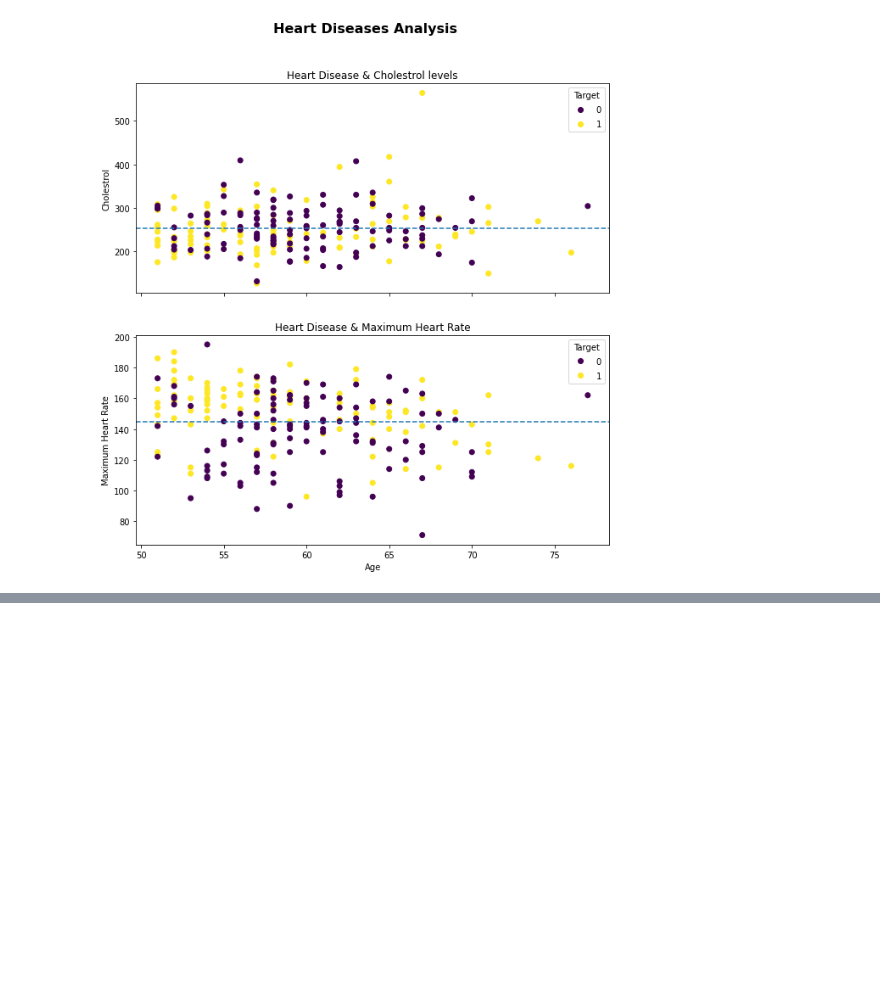
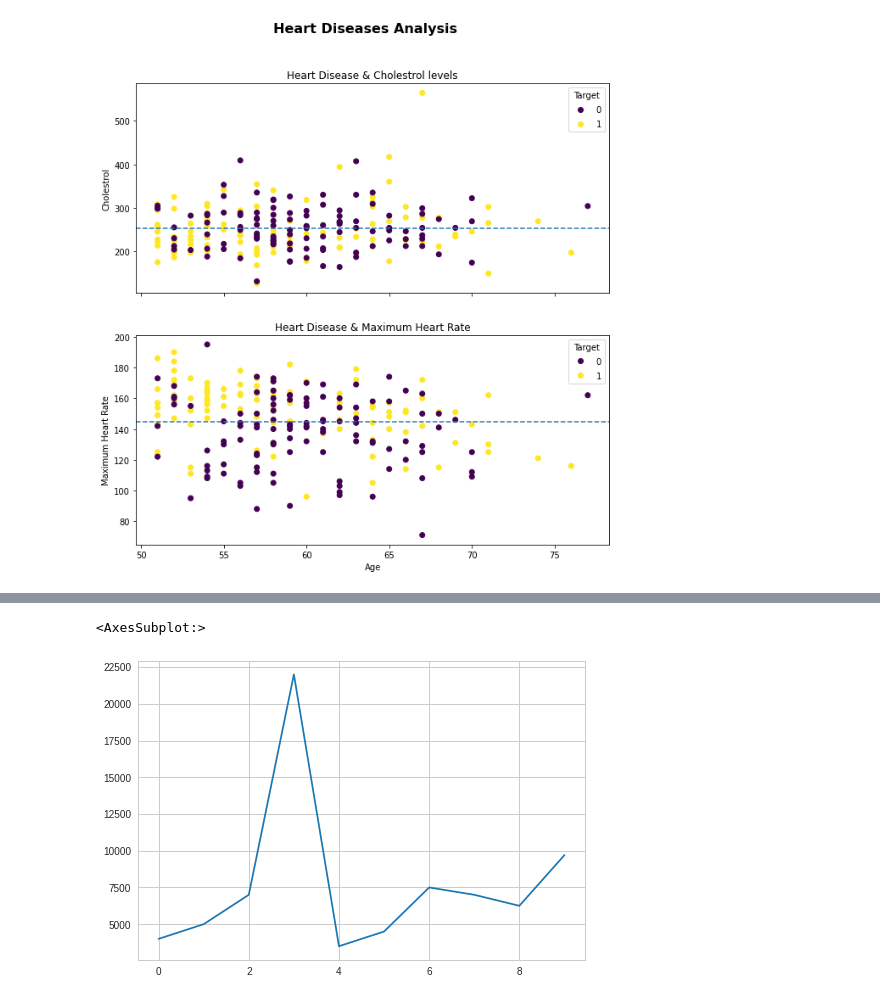
Before and after one commit to Nidhi-1223/Zero-to-Master-s-Machine-Learning-Course, a Jupyter notebook: Matplotlib Library/matplotlib.ipynb, the cells around one changed output, grey strips where cells are left out. Saved outputs shown, nothing was run; the diff lists cells and outputs as text; code cells hidden in the pictures; blank space fills up the shorter version.

```diff
--- a/Matplotlib Library/matplotlib.ipynb
+++ b/Matplotlib Library/matplotlib.ipynb
@@ -486,0 +507,8 @@ Text(0.5, 0.98, 'Heart Diseases Analysis')
+# %%
+# plt.style.use('seaborn')
+plt.style.use('seaborn-notebook') #- this is nice
+# # plt.style.use('seaborn-colorblind')
+car_sales["Price"].plot()
+# %% [output]
+<AxesSubplot:>
+[figure, added]
```
Also changed, not shown: parts of 23 cells of this notebook, 1 other file.
